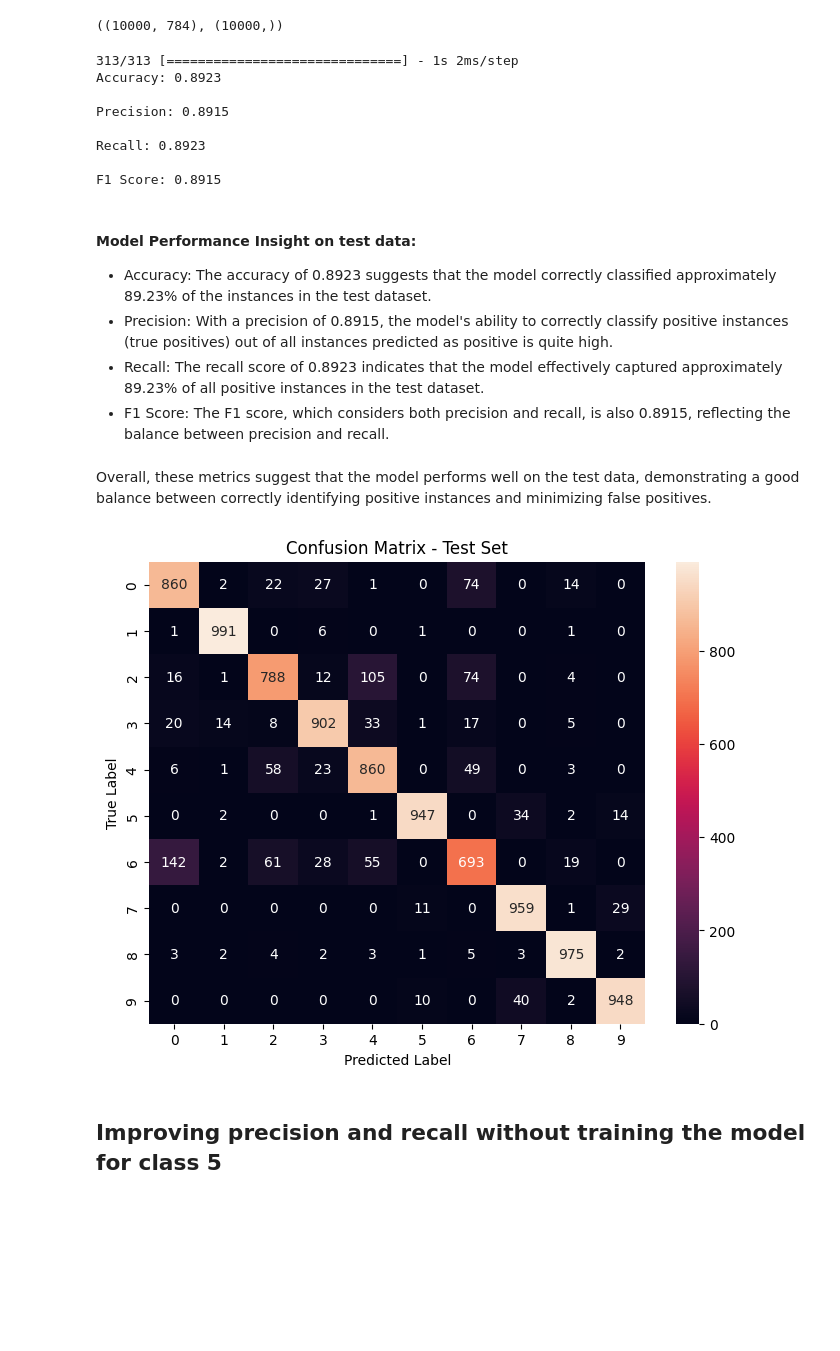
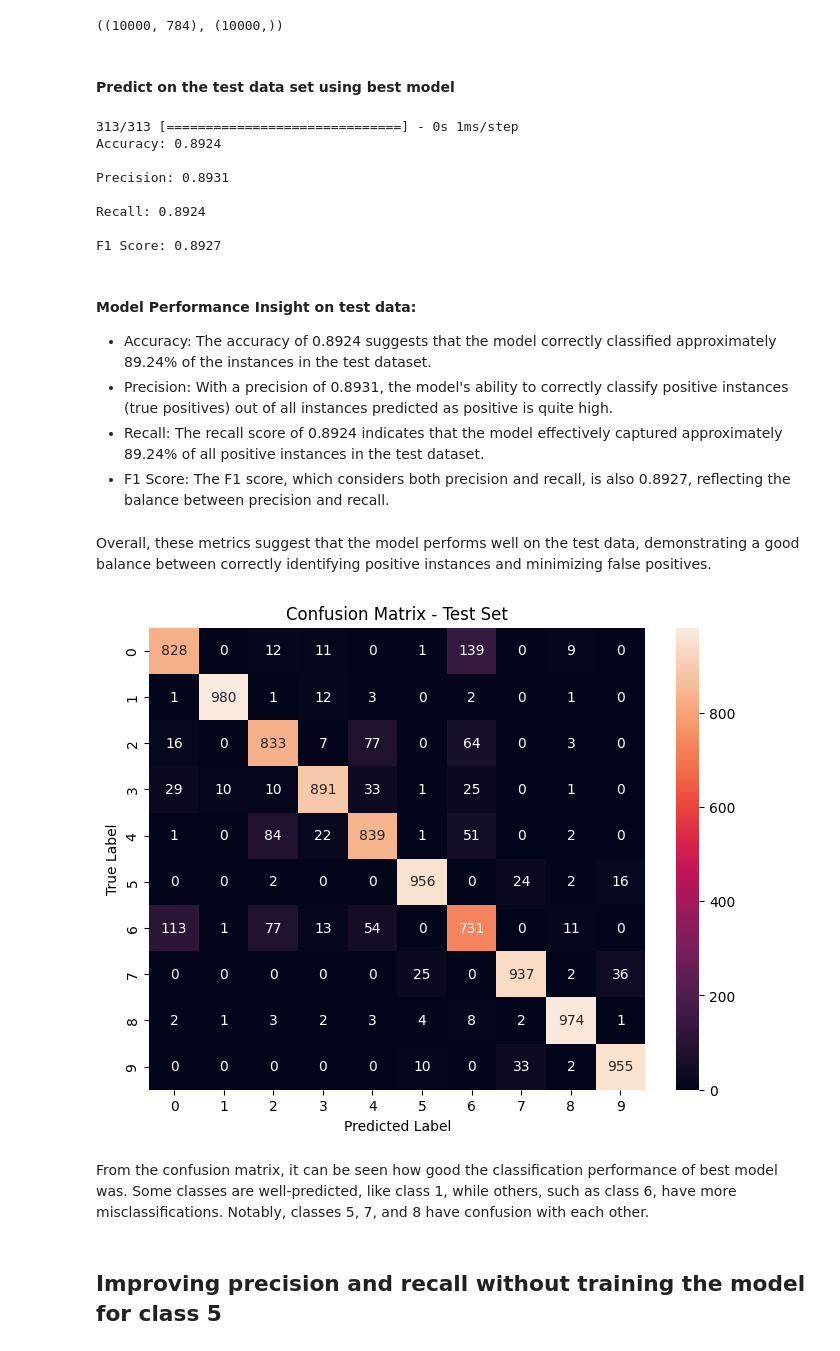
Before and after one commit to mnbl/CSCN8010-24W-LAB-8, a Jupyter notebook: CSCN8010-24W-LAB-8.ipynb, the cells around one changed output. Saved outputs shown, nothing was run; the diff lists cells and outputs as text; code cells hidden in the pictures; blank space fills up the shorter version.

```diff
--- a/CSCN8010-24W-LAB-8.ipynb
+++ b/CSCN8010-24W-LAB-8.ipynb
@@ -245 +492,3 @@ plt.show()
+# %%
+best_model = keras.models.load_model('best_model.hdf5')
 # %% [markdown]
@@ -262,56 +511,59 @@ X_test = X_test/255
 X_test.shape, Y_test.shape
 # %% [output]
 ((10000, 784), (10000,))
+# %% [markdown]
+#### Predict on the test data set using best model
 # %%
-# Predict on the testidation set
-Y_test_pred_prob = model.predict(X_test)
-Y_test_pred = np.argmax(Y_test_pred_prob, axis=1)
+Y_test_pred_prob_best_model = best_model.predict(X_test)
+Y_test_pred_best_model = np.argmax(Y_test_pred_prob_best_model, axis=1)
 
 # Calculate accuracy
-accuracy = accuracy_score(Y_test, Y_test_pred)
+accuracy_best_model = accuracy_score(Y_test, Y_test_pred_best_model)
 
 # Calculate precision
-precision = precision_score(Y_test, Y_test_pred, average='weighted')
+precision_best_model = precision_score(Y_test, Y_test_pred_best_model, average='weighted')
 
 # Calculate recall
-recall = recall_score(Y_test, Y_test_pred, average='weighted')
+recall_best_model = recall_score(Y_test, Y_test_pred_best_model, average='weighted')
 
 # Calculate F1 score
-f1 = f1_score(Y_test, Y_test_pred, average='weighted')
+f1_best_model = f1_score(Y_test, Y_test_pred_best_model, average='weighted')
 
-print(f'Accuracy: {accuracy:.4f}\n')
-print(f'Precision: {precision:.4f}\n')
-print(f'Recall: {recall:.4f}\n')
-print(f'F1 Score: {f1:.4f}\n')
+print(f'Accuracy: {accuracy_best_model:.4f}\n')
+print(f'Precision: {precision_best_model:.4f}\n')
+print(f'Recall: {recall_best_model:.4f}\n')
+print(f'F1 Score: {f1_best_model:.4f}\n')
 # %% [output]
-313/313 [==============================] - 1s 2ms/step
-Accuracy: 0.8923
+313/313 [==============================] - 0s 1ms/step
+Accuracy: 0.8924
 
-Precision: 0.8915
+Precision: 0.8931
 
-Recall: 0.8923
+Recall: 0.8924
 
-F1 Score: 0.8915
+F1 Score: 0.8927
 # %% [markdown]
 #### Model Performance Insight on test data:
-- Accuracy: The accuracy of 0.8923 suggests that the model correctly classified approximately 89.23% of the instances in the test dataset.
-- Precision: With a precision of 0.8915, the model's ability to correctly classify positive instances (true positives) out of all instances predicted as positive is quite high.
-- Recall: The recall score of 0.8923 indicates that the model effectively captured approximately 89.23% of all positive instances in the test dataset.
-- F1 Score: The F1 score, which considers both precision and recall, is also 0.8915, reflecting the balance between precision and recall.
+- Accuracy: The accuracy of 0.8924 suggests that the model correctly classified approximately 89.24% of the instances in the test dataset.
+- Precision: With a precision of 0.8931, the model's ability to correctly classify positive instances (true positives) out of all instances predicted as positive is quite high.
+- Recall: The recall score of 0.8924 indicates that the model effectively captured approximately 89.24% of all positive instances in the test dataset.
+- F1 Score: The F1 score, which considers both precision and recall, is also 0.8927, reflecting the balance between precision and recall.
 # %% [markdown]
 Overall, these metrics suggest that the model performs well on the test data, demonstrating a good balance between correctly identifying positive instances and minimizing false positives.
 # %%
 # Confusion matrix
-conf_mat = confusion_matrix(Y_test, Y_test_pred)
+conf_mat = confusion_matrix(Y_test, Y_test_pred_best_model)
 
 # Plot heatmap
 plt.figure(figsize=(8, 6))
-sns.heatmap(conf_mat, annot=True, fmt='d', xticklabels=np.unique(Y_test), yticklabels=np.unique(Y_test_pred))
+sns.heatmap(conf_mat, annot=True, fmt='d', xticklabels=np.unique(Y_test), yticklabels=np.unique(Y_test_pred_best_model))
 plt.title('Confusion Matrix - Test Set')
 plt.xlabel('Predicted Label')
 plt.ylabel('True Label')
 plt.show()
 # %% [output]
-[figure, old version]
+[figure, new version]
+# %% [markdown]
+From the confusion matrix, it can be seen how good the classification performance of best model was. Some classes are well-predicted, like class 1, while others, such as class 6, have more misclassifications. Notably, classes 5, 7, and 8 have confusion with each other.
 # %% [markdown]
 ## Improving precision and recall without training the model for class 5
```
Also changed, not shown: parts of 38 cells of this notebook, 1 other file.
